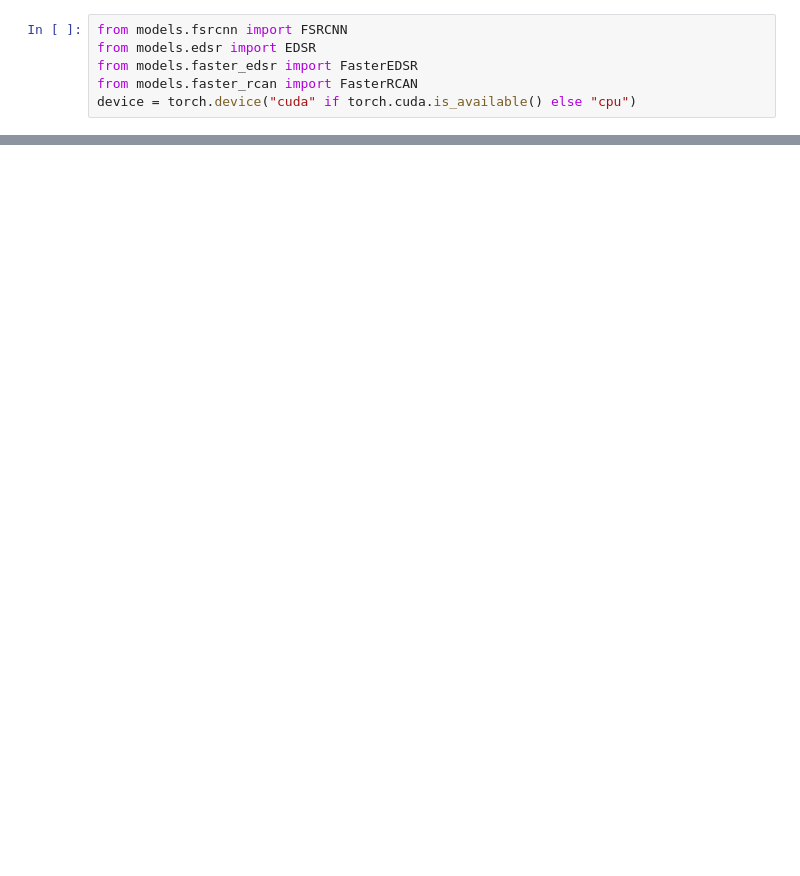
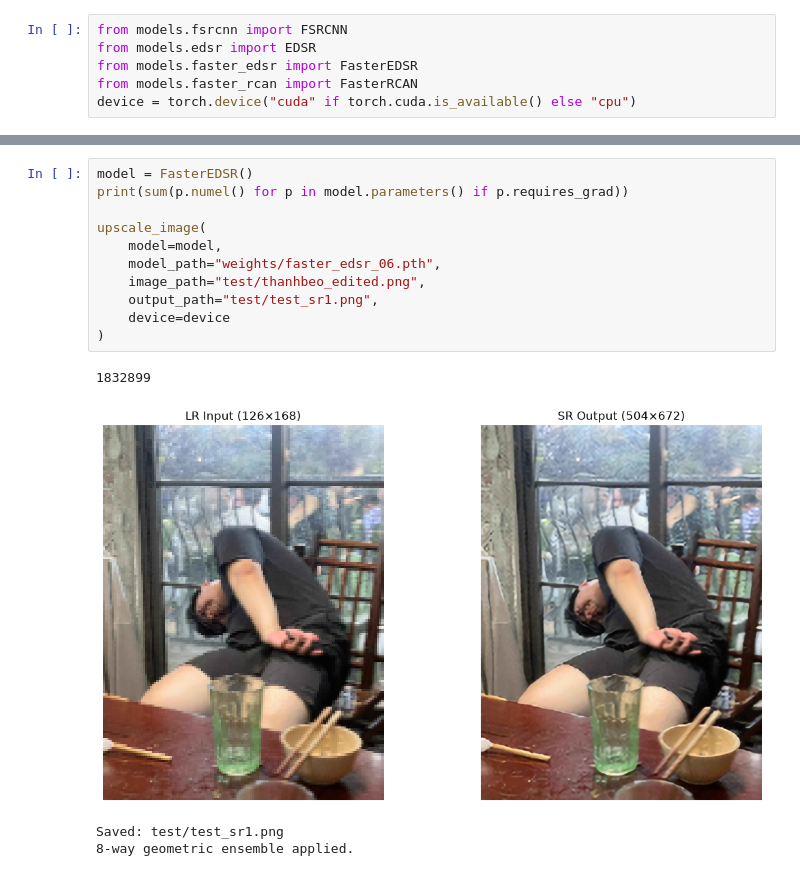
Before and after one commit to DoDoanHoangDu/DuSS, a Jupyter notebook: test.ipynb, the cells around one changed output, grey strips where cells are left out. Cells and saved outputs as stored; diff of their text form; blank space fills up the shorter version.

```diff
--- a/test.ipynb
+++ b/test.ipynb
@@ -77,0 +200,16 @@ Saved: test/test_sr.png
+# %%
+model = FasterEDSR()
+print(sum(p.numel() for p in model.parameters() if p.requires_grad))
+
+upscale_image(
+    model=model,
+    model_path="weights/faster_edsr_06.pth",
+    image_path="test/thanhbeo_edited.png",
+    output_path="test/test_sr1.png",
+    device=device
+)
+# %% [output]
+1832899
+[figure, added]
+Saved: test/test_sr1.png
+8-way geometric ensemble applied.
```
Also changed, not shown: parts of 2 cells of this notebook, 11 other files.
